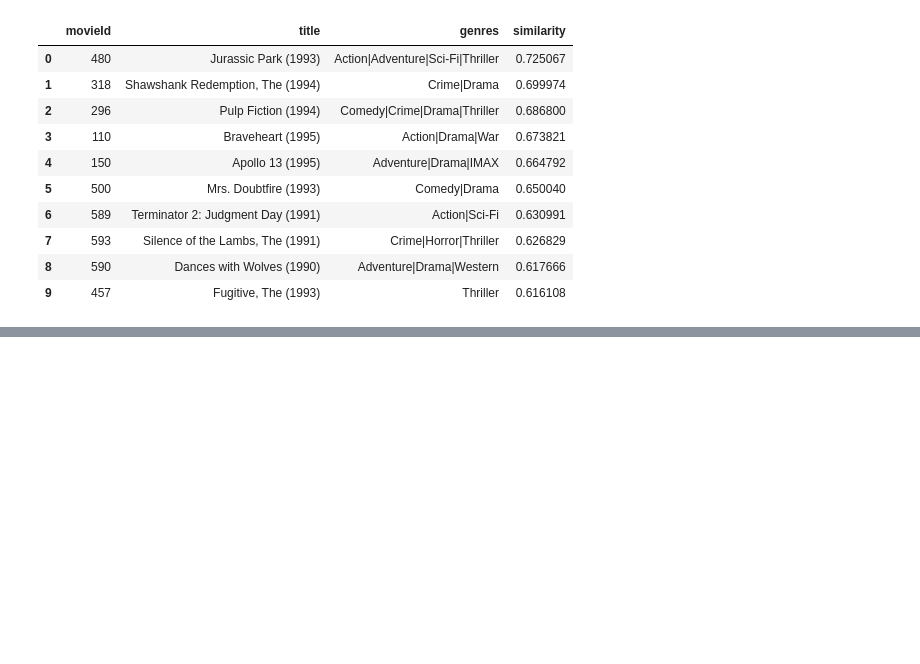
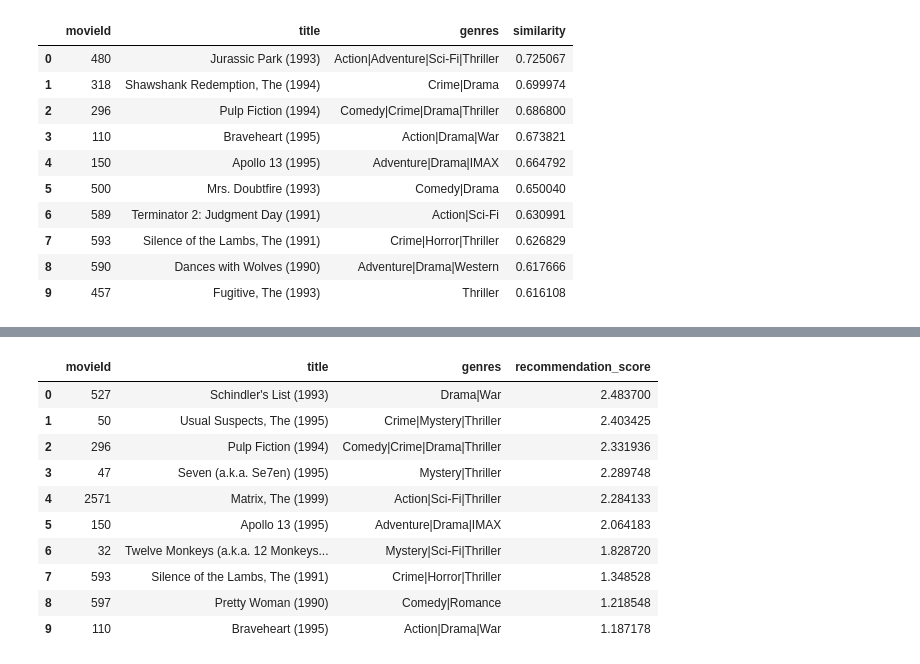
Before and after one commit to AnkitJha06/Movie-recommendation, a Jupyter notebook: movie.ipynb, the cells around one changed output, grey strips where cells are left out. Cells and saved outputs as stored; diff of their text form; code cells hidden in the pictures; blank space fills up the shorter version.

```diff
--- a/movie.ipynb
+++ b/movie.ipynb
@@ -471,0 +552,30 @@ display(find_similar)
+# %%
+user_ratings = {
+    356: 5.0,
+    1: 4.5,
+    318: 5.0,
+    480: 1.0
+}
+
+personalized_recommendations = recommend_for_user(
+    user_ratings,
+    n=10
+)
+
+display(personalized_recommendations)
+
+assert not personalized_recommendations["movieId"].isin(
+    user_ratings.keys()
+).any()
+# %% [output]
+|  | movieId | title | genres | recommendation_score |
+| 0 | 527 | Schindler's List (1993) | Drama|War | 2.483700 |
+| 1 | 50 | Usual Suspects, The (1995) | Crime|Mystery|Thriller | 2.403425 |
+| 2 | 296 | Pulp Fiction (1994) | Comedy|Crime|Drama|Thriller | 2.331936 |
+| 3 | 47 | Seven (a.k.a. Se7en) (1995) | Mystery|Thriller | 2.289748 |
+| 4 | 2571 | Matrix, The (1999) | Action|Sci-Fi|Thriller | 2.284133 |
+| 5 | 150 | Apollo 13 (1995) | Adventure|Drama|IMAX | 2.064183 |
+| 6 | 32 | Twelve Monkeys (a.k.a. 12 Monkeys... | Mystery|Sci-Fi|Thriller | 1.828720 |
+| 7 | 593 | Silence of the Lambs, The (1991) | Crime|Horror|Thriller | 1.348528 |
+| 8 | 597 | Pretty Woman (1990) | Comedy|Romance | 1.218548 |
+| 9 | 110 | Braveheart (1995) | Action|Drama|War | 1.187178 |
```
Also changed, not shown: parts of 7 cells of this notebook.
